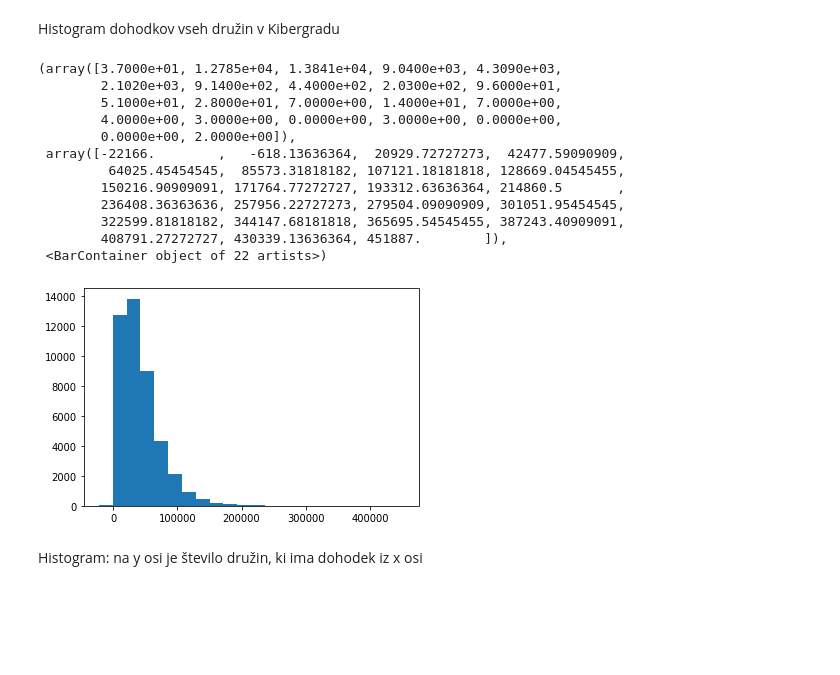
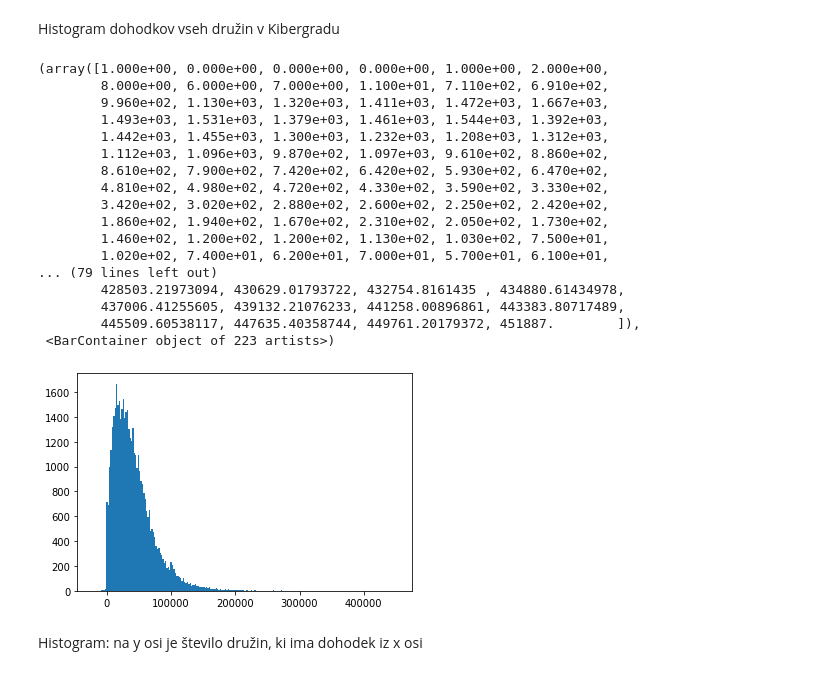
Before and after one commit to gajajamnik/stata_projektna, a Jupyter notebook: Naloga1.ipynb, the cells around one changed output. Saved outputs shown, nothing was run; the diff lists cells and outputs as text; code cells hidden in the pictures; blank space fills up the shorter version.

```diff
--- a/Naloga1.ipynb
+++ b/Naloga1.ipynb
@@ -72,21 +108,26 @@ Kibergrad_urejen = Kibergrad.sort_values('dohodek').reset_index()
 # %% [markdown]
 Histogram dohodkov vseh družin v Kibergradu
 # %%
-plt.hist(Kibergrad.dohodek, bins=22)
+plt.hist(Kibergrad.dohodek, bins=223)
 # %% [output]
-(array([3.7000e+01, 1.2785e+04, 1.3841e+04, 9.0400e+03, 4.3090e+03,
-        2.1020e+03, 9.1400e+02, 4.4000e+02, 2.0300e+02, 9.6000e+01,
-        5.1000e+01, 2.8000e+01, 7.0000e+00, 1.4000e+01, 7.0000e+00,
-        4.0000e+00, 3.0000e+00, 0.0000e+00, 3.0000e+00, 0.0000e+00,
-        0.0000e+00, 2.0000e+00]),
- array([-22166.        ,   -618.13636364,  20929.72727273,  42477.59090909,
-         64025.45454545,  85573.31818182, 107121.18181818, 128669.04545455,
-        150216.90909091, 171764.77272727, 193312.63636364, 214860.5       ,
-        236408.36363636, 257956.22727273, 279504.09090909, 301051.95454545,
-        322599.81818182, 344147.68181818, 365695.54545455, 387243.40909091,
-        408791.27272727, 430339.13636364, 451887.        ]),
- <BarContainer object of 22 artists>)
+(array([1.000e+00, 0.000e+00, 0.000e+00, 0.000e+00, 1.000e+00, 2.000e+00,
+        8.000e+00, 6.000e+00, 7.000e+00, 1.100e+01, 7.110e+02, 6.910e+02,
+        9.960e+02, 1.130e+03, 1.320e+03, 1.411e+03, 1.472e+03, 1.667e+03,
+        1.493e+03, 1.531e+03, 1.379e+03, 1.461e+03, 1.544e+03, 1.392e+03,
+        1.442e+03, 1.455e+03, 1.300e+03, 1.232e+03, 1.208e+03, 1.312e+03,
+        1.112e+03, 1.096e+03, 9.870e+02, 1.097e+03, 9.610e+02, 8.860e+02,
+        8.610e+02, 7.900e+02, 7.420e+02, 6.420e+02, 5.930e+02, 6.470e+02,
+        4.810e+02, 4.980e+02, 4.720e+02, 4.330e+02, 3.590e+02, 3.330e+02,
+        3.420e+02, 3.020e+02, 2.880e+02, 2.600e+02, 2.250e+02, 2.420e+02,
+        1.860e+02, 1.940e+02, 1.670e+02, 2.310e+02, 2.050e+02, 1.730e+02,
+        1.460e+02, 1.200e+02, 1.200e+02, 1.130e+02, 1.030e+02, 7.500e+01,
+        1.020e+02, 7.400e+01, 6.200e+01, 7.000e+01, 5.700e+01, 6.100e+01,
+... (79 lines left out)
+        428503.21973094, 430629.01793722, 432754.8161435 , 434880.61434978,
+        437006.41255605, 439132.21076233, 441258.00896861, 443383.80717489,
+        445509.60538117, 447635.40358744, 449761.20179372, 451887.        ]),
+ <BarContainer object of 223 artists>)
-[figure, old version]
+[figure, new version]
 # %% [markdown]
 Histogram: na y osi je število družin, ki ima dohodek iz x osi
 # %% [markdown]
```
Also changed, not shown: parts of 4 cells of this notebook, 2 other files.
